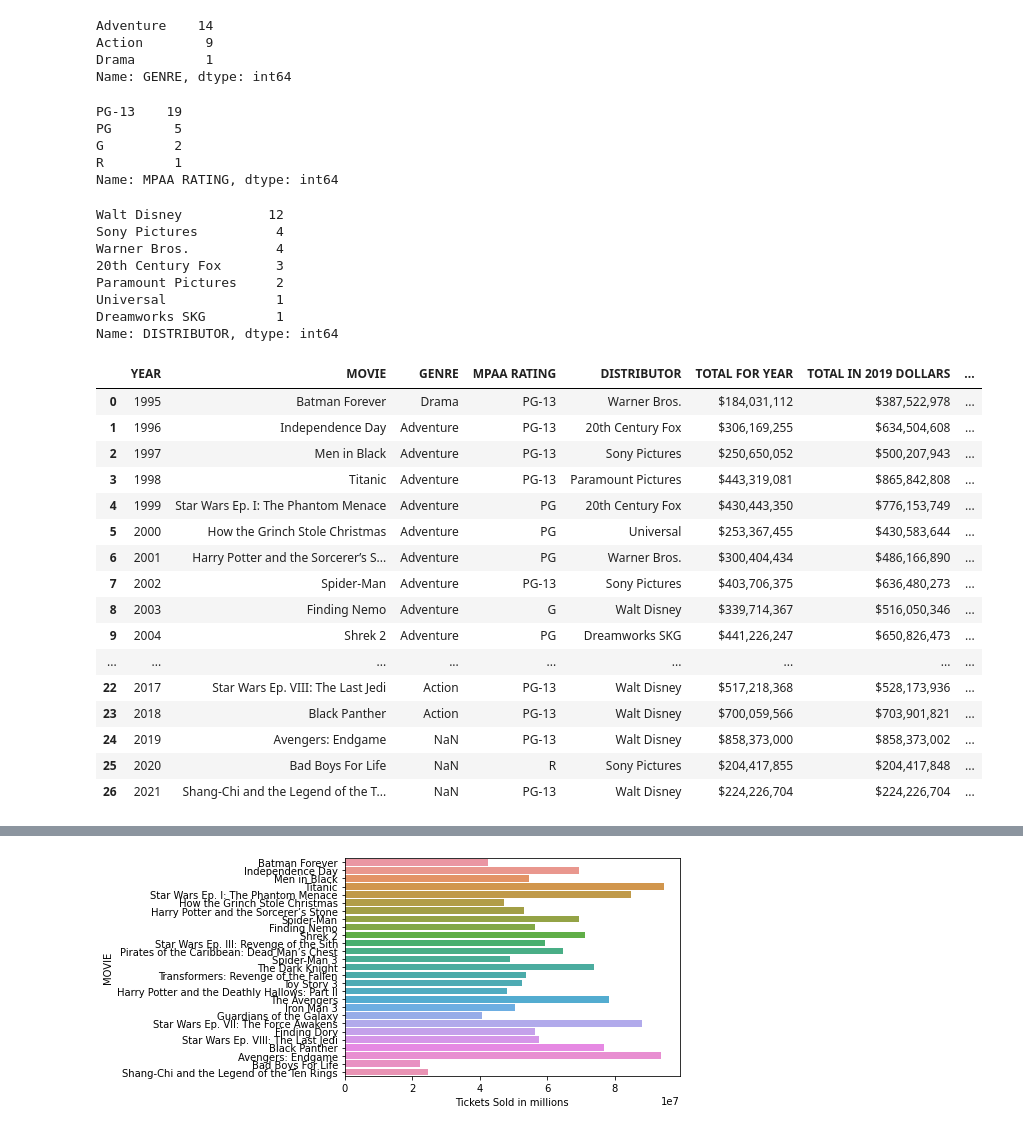
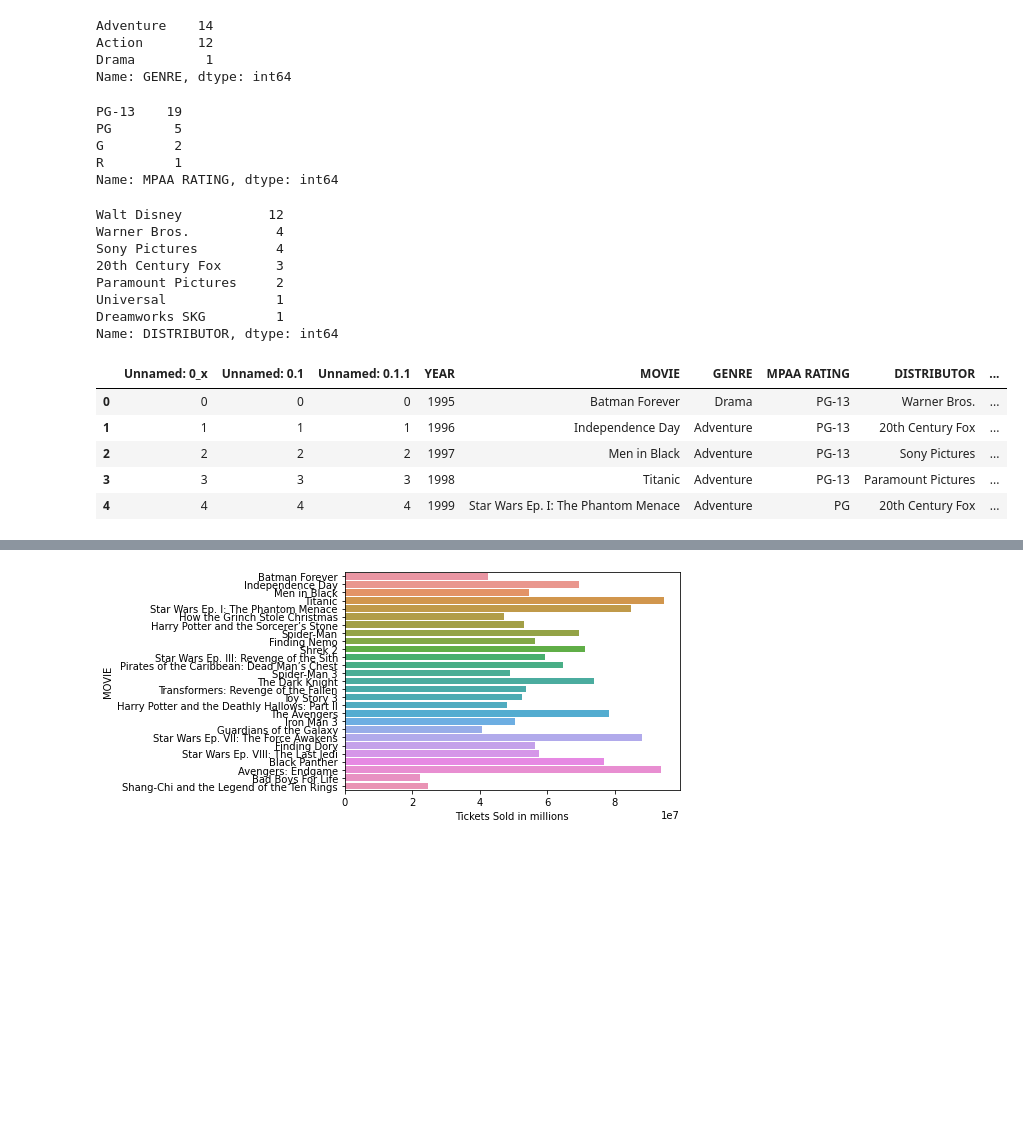
Before and after one commit to EmpressBelless/HollywoodTheatre95-21, a Jupyter notebook: HighestGrossingplussales.ipynb, the cells around one changed output, grey strips where cells are left out. Drawn from its saved outputs; the diff is of its cells as text; code cells hidden in the pictures; blank space fills up the shorter version.

```diff
--- a/HighestGrossingplussales.ipynb
+++ b/HighestGrossingplussales.ipynb
@@ -6,3 +6,6 @@ import seaborn as sns
 # %%
 highestgrosser = pd.read_csv('../HighestGrossers.csv')
 ticketsales2 = pd.read_csv('../TicketSales_cleaned.csv')
+# %%
+highestgrosser
+highestgrosser['TICKETS SOLD'] = highestgrosser['TICKETS SOLD'].replace(',','', regex=True)
@@ -77,2 +71,2 @@ HighestGrossingplussales
 # %%
-HighestGrossingplussales = HighestGrossingplussales.drop("Unnamed: 0", axis=1)
+HighestGrossingplussales = HighestGrossingplussales.drop("Unnamed: 0_y", axis=1)
@@ -78,0 +82,6 @@ HighestGrossingplussales = HighestGrossingplussales.drop("Unnamed: 0", axis=1)
+# %%
+HighestGrossingplussales.rename(columns = {'TICKETS SOLD_x': 'Tickets movie sold', 'TICKETS SOLD_y': 'Total tickets sold this year'}, inplace=True)
+# %%
+HighestGrossingplussales = HighestGrossingplussales.drop("Unnamed: 0_x", axis=1)
+HighestGrossingplussales = HighestGrossingplussales.drop("Unnamed: 0.1", axis=1)
+HighestGrossingplussales = HighestGrossingplussales.drop("Unnamed: 0.1.1", axis=1)
@@ -103,23 +140,23 @@ memory usage: 3.0+ KB
 HighestGrossingplussales['GENRE'].value_counts()
 # %% [output]
 Adventure    14
-Action        9
+Action       12
 Drama         1
 Name: GENRE, dtype: int64
-# %%
-HighestGrossingplussales['MPAA RATING'].value_counts()
-# %% [output]
-PG-13    19
-PG        5
-G         2
-R         1
-Name: MPAA RATING, dtype: int64
+# %%
+HighestGrossingplussales['MPAA RATING'].value_counts()
+# %% [output]
+PG-13    19
+PG        5
+G         2
+R         1
+Name: MPAA RATING, dtype: int64
 # %%
 HighestGrossingplussales['DISTRIBUTOR'].value_counts()
 # %% [output]
 Walt Disney           12
+Warner Bros.           4
 Sony Pictures          4
-Warner Bros.           4
 20th Century Fox       3
 Paramount Pictures     2
 Universal              1
@@ -129,24 +166,13 @@ Name: DISTRIBUTOR, dtype: int64
 HighestGrossingplussales['TICKETS SOLD_x'] = HighestGrossingplussales['TICKETS SOLD_x'].replace(',','', regex=True)
 HighestGrossingplussales['TICKETS SOLD_x'] = HighestGrossingplussales['TICKETS SOLD_x'].astype('int64')
 # %%
-HighestGrossingplussales
+HighestGrossingplussales.head()
 # %% [output]
-|  | YEAR | MOVIE | GENRE | MPAA RATING | DISTRIBUTOR | TOTAL FOR YEAR | TOTAL IN 2019 DOLLARS | ... |
-| 0 | 1995 | Batman Forever | Drama | PG-13 | Warner Bros. | $184,031,112 | $387,522,978 | ... |
-| 1 | 1996 | Independence Day | Adventure | PG-13 | 20th Century Fox | $306,169,255 | $634,504,608 | ... |
-| 2 | 1997 | Men in Black | Adventure | PG-13 | Sony Pictures | $250,650,052 | $500,207,943 | ... |
-| 3 | 1998 | Titanic | Adventure | PG-13 | Paramount Pictures | $443,319,081 | $865,842,808 | ... |
-| 4 | 1999 | Star Wars Ep. I: The Phantom Menace | Adventure | PG | 20th Century Fox | $430,443,350 | $776,153,749 | ... |
-| 5 | 2000 | How the Grinch Stole Christmas | Adventure | PG | Universal | $253,367,455 | $430,583,644 | ... |
-| 6 | 2001 | Harry Potter and the Sorcerer’s S... | Adventure | PG | Warner Bros. | $300,404,434 | $486,166,890 | ... |
-| 7 | 2002 | Spider-Man | Adventure | PG-13 | Sony Pictures | $403,706,375 | $636,480,273 | ... |
-| 8 | 2003 | Finding Nemo | Adventure | G | Walt Disney | $339,714,367 | $516,050,346 | ... |
-| 9 | 2004 | Shrek 2 | Adventure | PG | Dreamworks SKG | $441,226,247 | $650,826,473 | ... |
-| ... | ... | ... | ... | ... | ... | ... | ... | ... |
-| 22 | 2017 | Star Wars Ep. VIII: The Last Jedi | Action | PG-13 | Walt Disney | $517,218,368 | $528,173,936 | ... |
-| 23 | 2018 | Black Panther | Action | PG-13 | Walt Disney | $700,059,566 | $703,901,821 | ... |
-| 24 | 2019 | Avengers: Endgame | NaN | PG-13 | Walt Disney | $858,373,000 | $858,373,002 | ... |
-| 25 | 2020 | Bad Boys For Life | NaN | R | Sony Pictures | $204,417,855 | $204,417,848 | ... |
-| 26 | 2021 | Shang-Chi and the Legend of the T... | NaN | PG-13 | Walt Disney | $224,226,704 | $224,226,704 | ... |
+|  | Unnamed: 0_x | Unnamed: 0.1 | Unnamed: 0.1.1 | YEAR | MOVIE | GENRE | MPAA RATING | DISTRIBUTOR | ... |
+| 0 | 0 | 0 | 0 | 1995 | Batman Forever | Drama | PG-13 | Warner Bros. | ... |
+| 1 | 1 | 1 | 1 | 1996 | Independence Day | Adventure | PG-13 | 20th Century Fox | ... |
+| 2 | 2 | 2 | 2 | 1997 | Men in Black | Adventure | PG-13 | Sony Pictures | ... |
+| 3 | 3 | 3 | 3 | 1998 | Titanic | Adventure | PG-13 | Paramount Pictures | ... |
+| 4 | 4 | 4 | 4 | 1999 | Star Wars Ep. I: The Phantom Menace | Adventure | PG | 20th Century Fox | ... |
 # %%
 plt.figure(figsize=(30,5),dpi=300)
```
Also changed, not shown: parts of 14 cells of this notebook.
